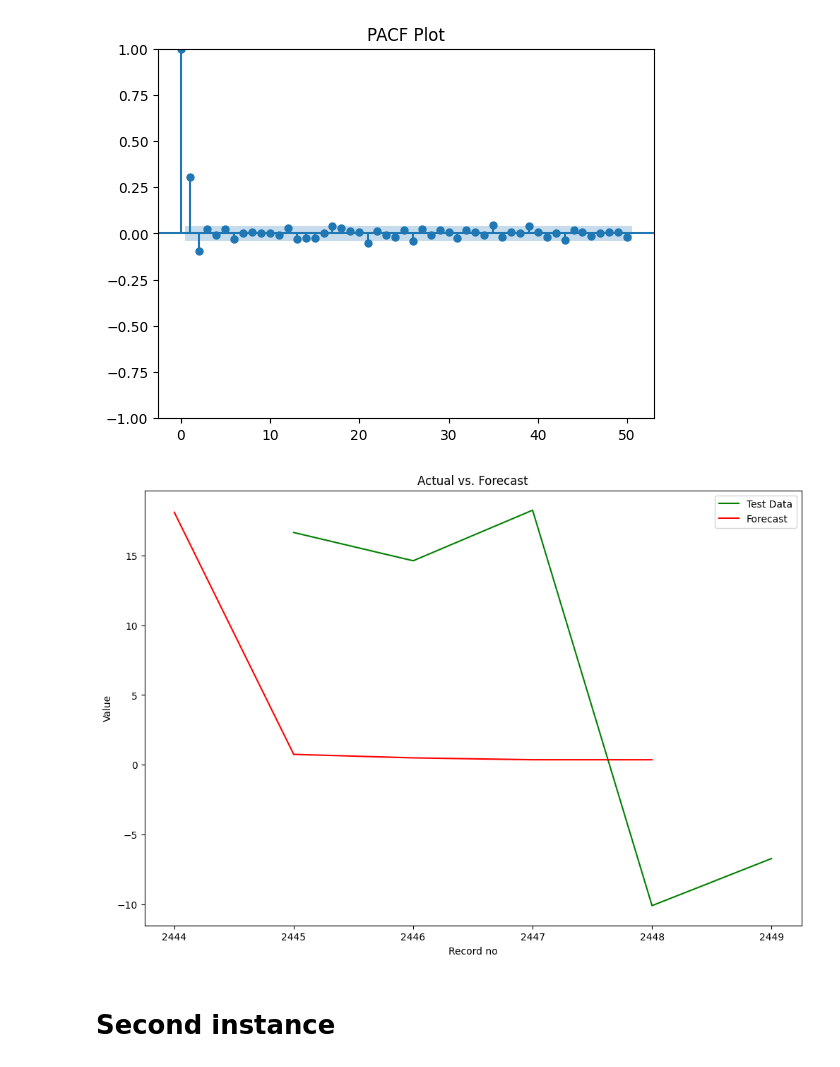
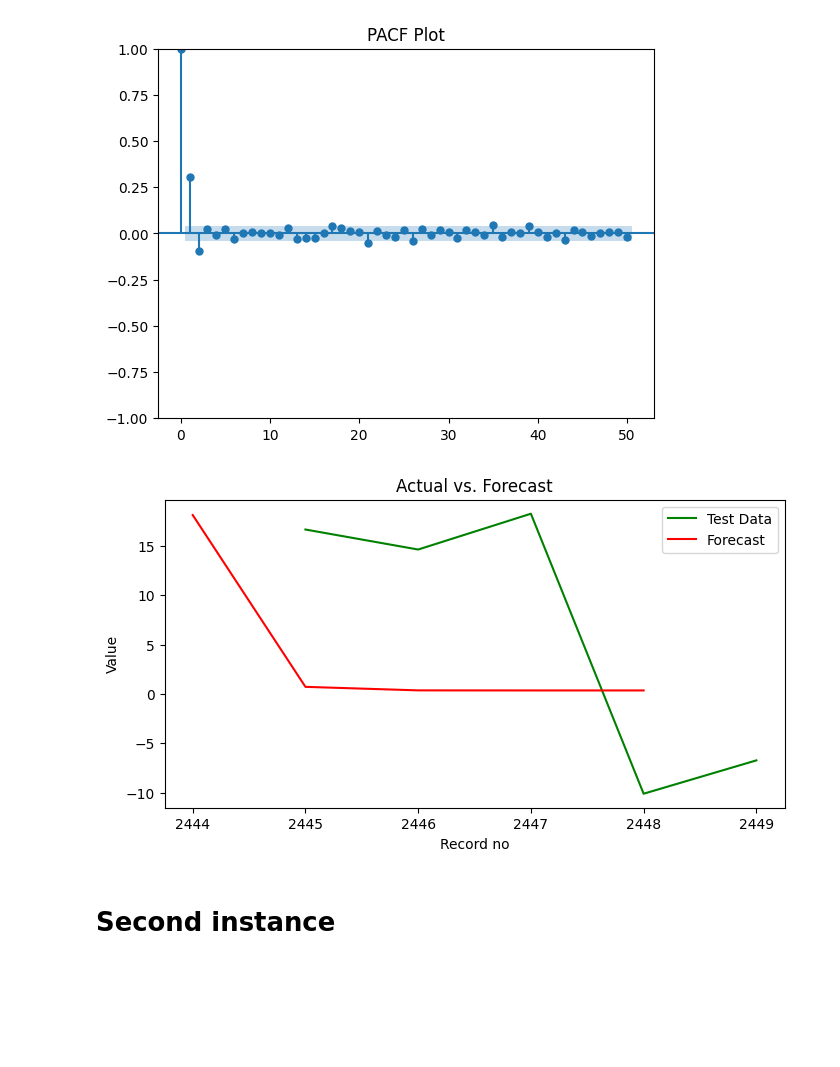
Before and after one commit to saicharan293/Machine-Learning, a Jupyter notebook: ArSarSariMaxModel/ArimaNew.ipynb, the cells around one changed output. Drawn from its saved outputs; the diff is of its cells as text; code cells hidden in the pictures; blank space fills up the shorter version.

```diff
--- a/ArSarSariMaxModel/ArimaNew.ipynb
+++ b/ArSarSariMaxModel/ArimaNew.ipynb
@@ -64,7 +57,7 @@ test=dataset2.iloc[-5:]
 # %%
 # Load your dataset
 # Fit the ARIMA model
-model = ARIMA(train, order=(2, 1, 2))  # Adjust p, d, and q as per your analysis
+model = ARIMA(train, order=(1, 1, 2))  # Adjust p, d, and q as per your analysis
 model_fit = model.fit()
 # Print a summary of the model
 # print(model_fit.summary())
@@ -87,16 +80,16 @@ forcast=pd.DataFrame(forecast)
 # print('-'*40)
 # print(forcast)
 # %%
-plt.figure(figsize=(12, 8))
+plt.figure(figsize=(8, 4))
 plt.plot(test, label='Test Data', color='green')
 plt.plot(forcast, label='Forecast', color='red')
 plt.title('Actual vs. Forecast')
 plt.xlabel('Record no')
 plt.ylabel('Value')
 plt.legend(loc='best')
 plt.show()
 # %% [output]
-[figure, old version]
+[figure, new version]
 # %% [markdown]
 # Second instance
 # %%
```
Also changed, not shown: parts of 25 cells of this notebook.
